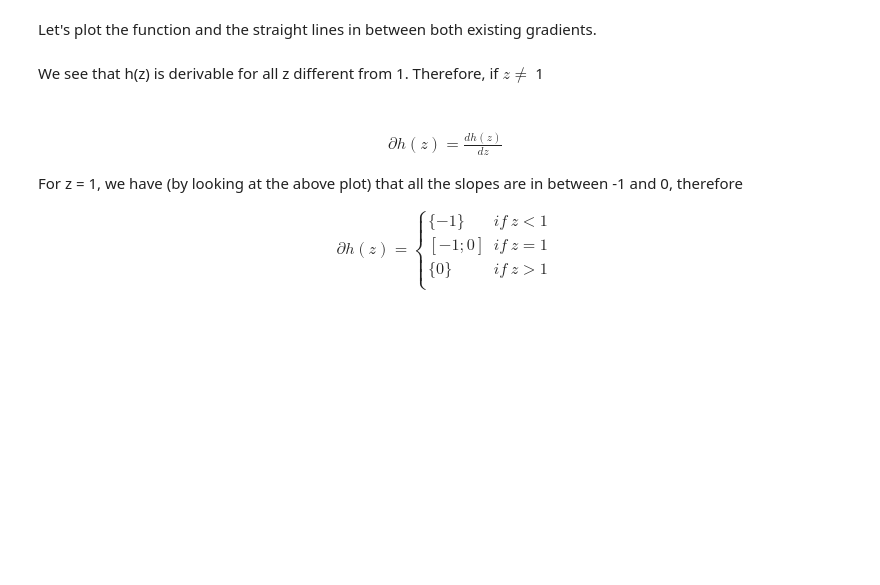
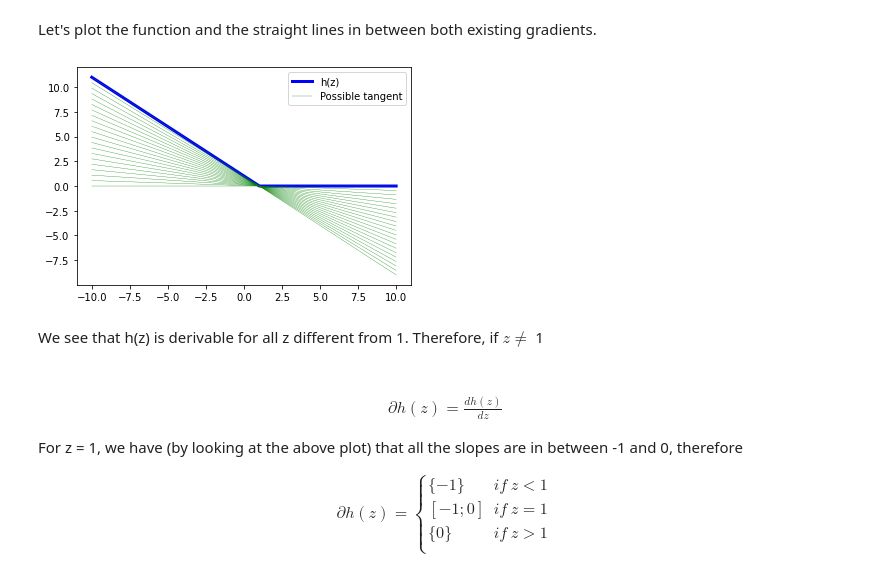
Before and after one commit to daniel-deutsch/SD-TSIA211, a Jupyter notebook: TP2/main.ipynb, the cells around one changed output. Cells and saved outputs as stored; diff of their text form; code cells hidden in the pictures; blank space fills up the shorter version.

```diff
--- a/TP2/main.ipynb
+++ b/TP2/main.ipynb
@@ -111,18 +108,19 @@ Let's plot the function and the straight lines in between both existing gradient
 # %%
 def h(z):
     return np.maximum(np.zeros(z.shape), 1-z)
 
 z = np.arange(-10, 10, 0.01)
 
 plt.plot(z, h(z), color='blue', linewidth=3.0)
 for j in range(21):
-    i = 1
-    s = -j/20
-    y = (z-1)*s
-    plt.plot(z, y, color='green', linewidth=0.3)
+    slope = -j/20
+    ords = (z-1)*slope
+    plt.plot(z, ords, color='green', linewidth=0.3)
 
 plt.legend(["h(z)", "Possible tangent"])
 plt.show()
+# %% [output]
+[figure, added]
 # %% [markdown]
 We see that h(z) is derivable for all z different from 1. Therefore, if $z \neq$ 1
 
```
Also changed, not shown: parts of 15 cells of this notebook.
